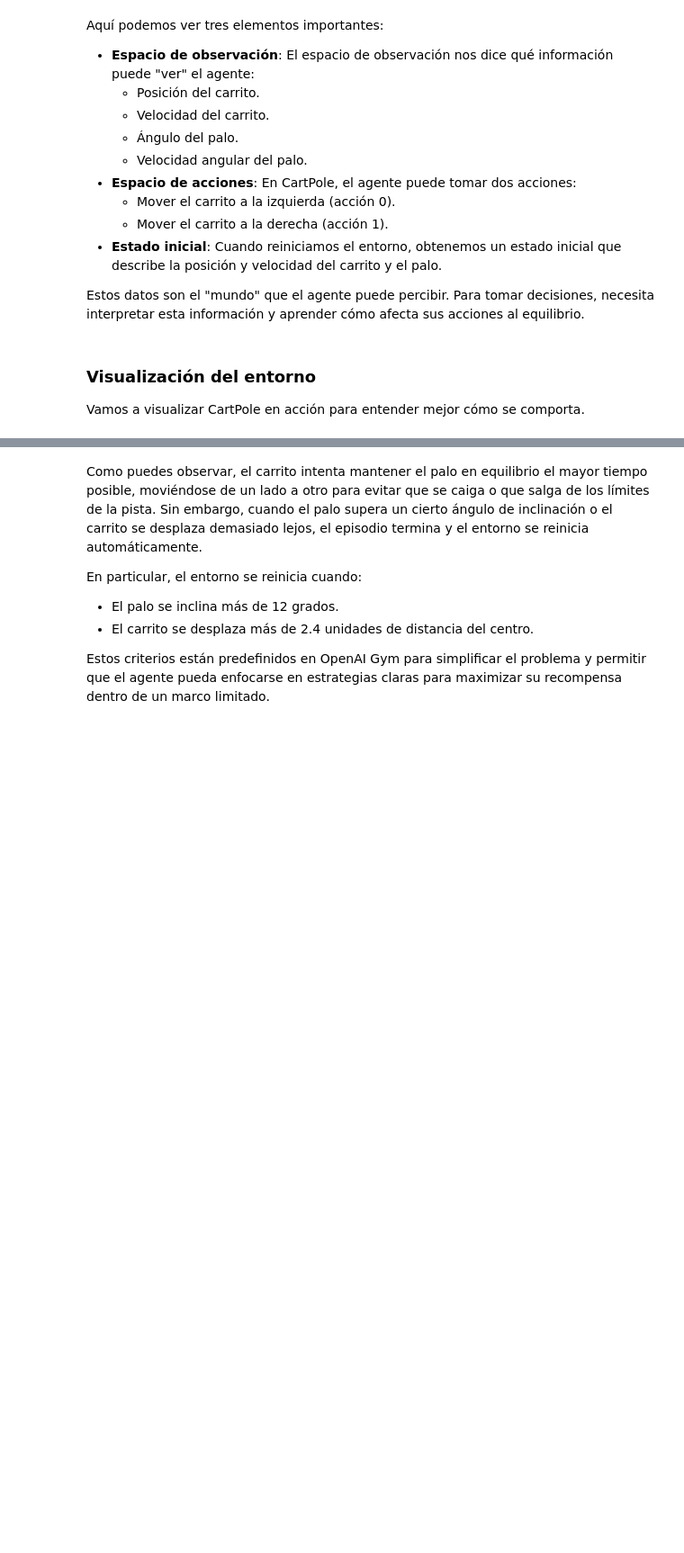
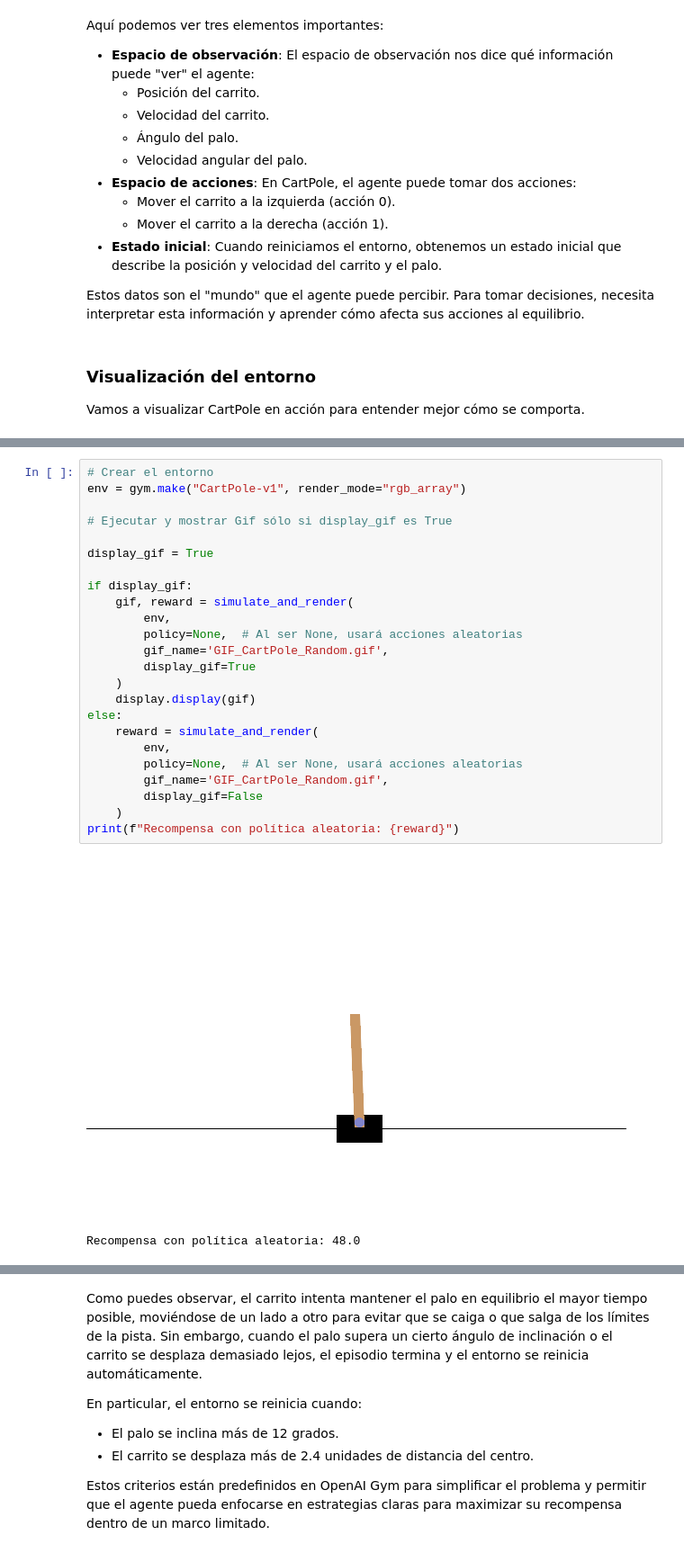
Before and after one commit to ManuelEspejo/Fundamentos-Machine-Learning, a Jupyter notebook: notebooks/03_Aprendizaje-Por-Refuerzo.ipynb, the cells around one changed output, grey strips where cells are left out. Shown: that part at 90% size. Saved outputs shown, nothing was run; the diff lists cells and outputs as text; blank space fills up the shorter version.

Commit message:
Enhance reinforcement learning notebook by implementing a new simulation and rendering function for generating GIFs.

```diff
--- a/notebooks/03_Aprendizaje-Por-Refuerzo.ipynb
+++ b/notebooks/03_Aprendizaje-Por-Refuerzo.ipynb
@@ -599,3 +628,30 @@ env.close()
+# %%
+# Crear el entorno
+env = gym.make("CartPole-v1", render_mode="rgb_array")
+
+# Ejecutar y mostrar Gif sólo si display_gif es True
+
+display_gif = True
+
+if display_gif:
+    gif, reward = simulate_and_render(
+        env,
+        policy=None,  # Al ser None, usará acciones aleatorias
+        gif_name='GIF_CartPole_Random.gif',
+        display_gif=True
+    )
+    display.display(gif)
+else:
+    reward = simulate_and_render(
+        env,
+        policy=None,  # Al ser None, usará acciones aleatorias
+        gif_name='GIF_CartPole_Random.gif',
+        display_gif=False
+    )
+print(f"Recompensa con política aleatoria: {reward}")
+# %% [output]
+[figure, added]
+Recompensa con política aleatoria: 48.0
 # %% [markdown]
 ![GIF_CartPole](../docs/imgs/GIF_CartPole.gif)
 # %% [markdown]
```
Also changed, not shown: parts of 3 cells of this notebook.
